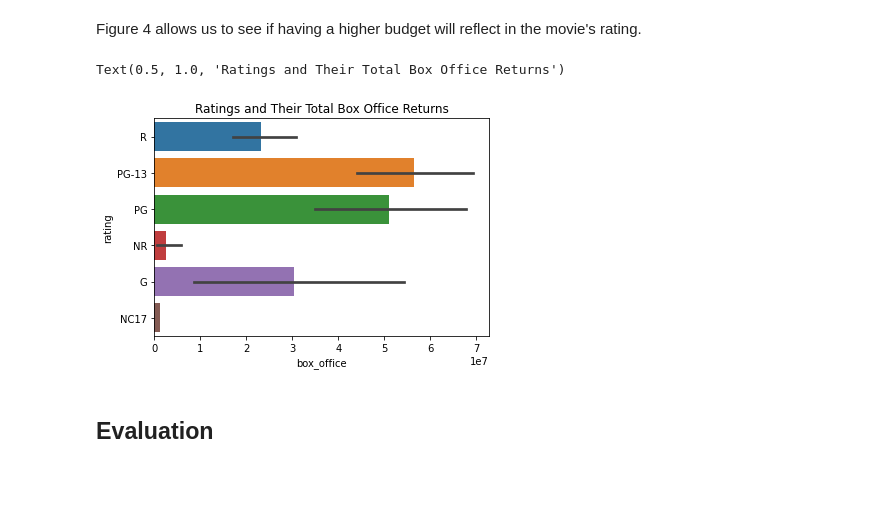
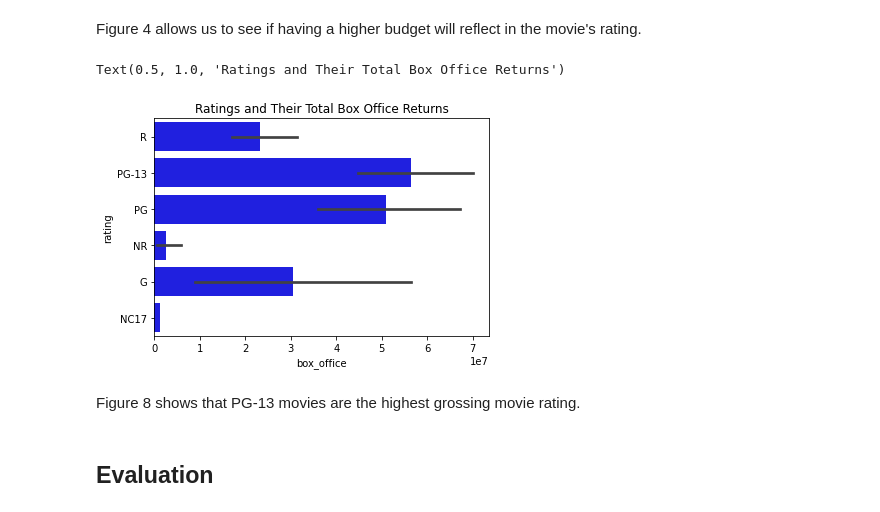
Before and after one commit to ashakeri92/dsc-phase-1-project-v2-3, a Jupyter notebook: analysis.ipynb, the cells around one changed output. Saved outputs shown, nothing was run; the diff lists cells and outputs as text; code cells hidden in the pictures; blank space fills up the shorter version.

```diff
--- a/analysis.ipynb
+++ b/analysis.ipynb
@@ -537,11 +538,14 @@ plt.show()
 # %% [markdown]
 Figure 4 allows us to see if having a higher budget will reflect in the movie's rating.
 # %%
-sns.barplot(y="rating", x="box_office", data=info)
+#Figure 8
+sns.barplot(y="rating", x="box_office", data=info, color= 'blue')
 plt.title("Ratings and Their Total Box Office Returns")
 # %% [output]
 Text(0.5, 1.0, 'Ratings and Their Total Box Office Returns')
-[figure, old version]
+[figure, new version]
+# %% [markdown]
+Figure 8 shows that PG-13 movies are the highest grossing movie rating.
 # %% [markdown]
 ## Evaluation
 # %% [markdown]
```
Also changed, not shown: parts of 6 cells of this notebook.
